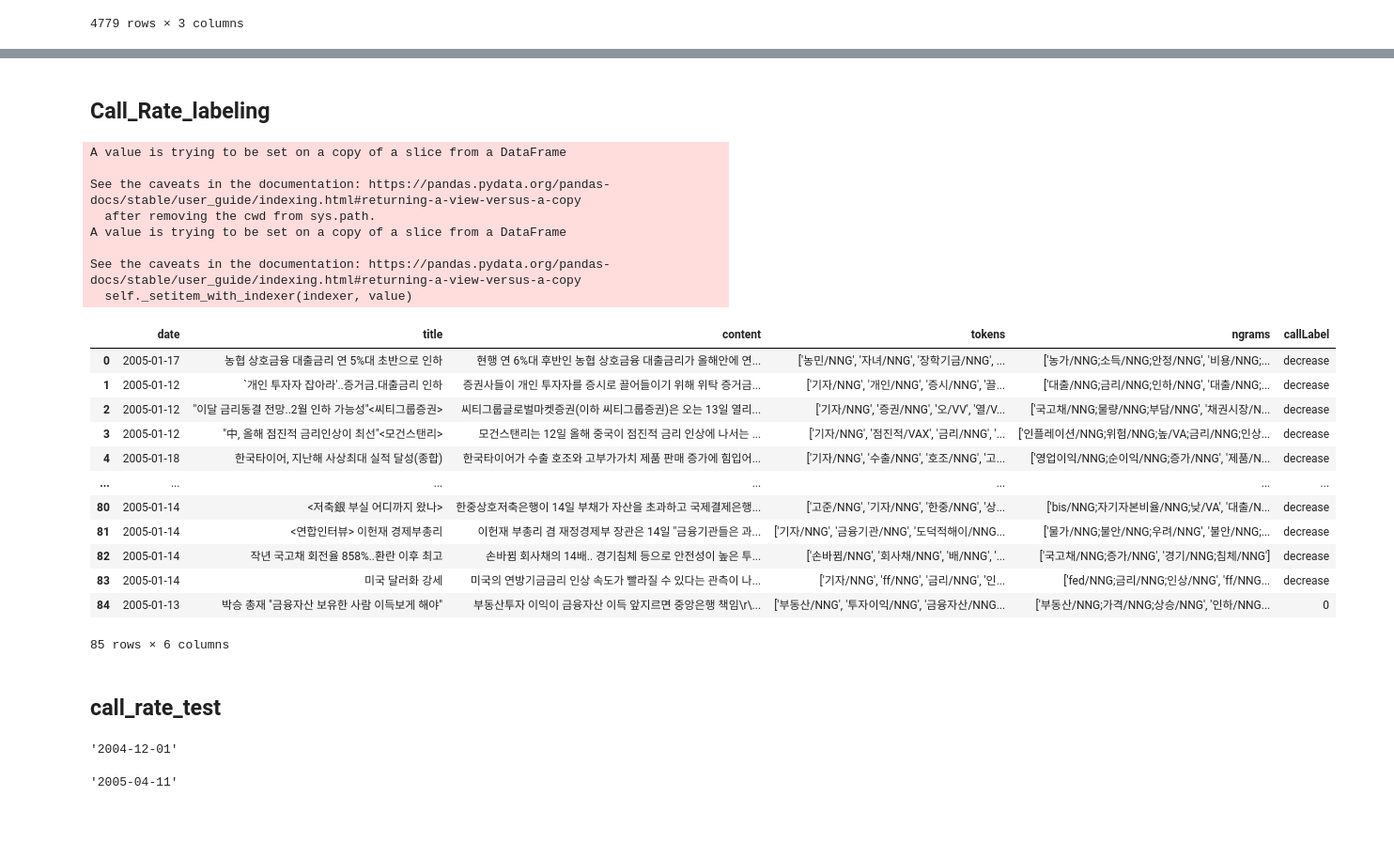
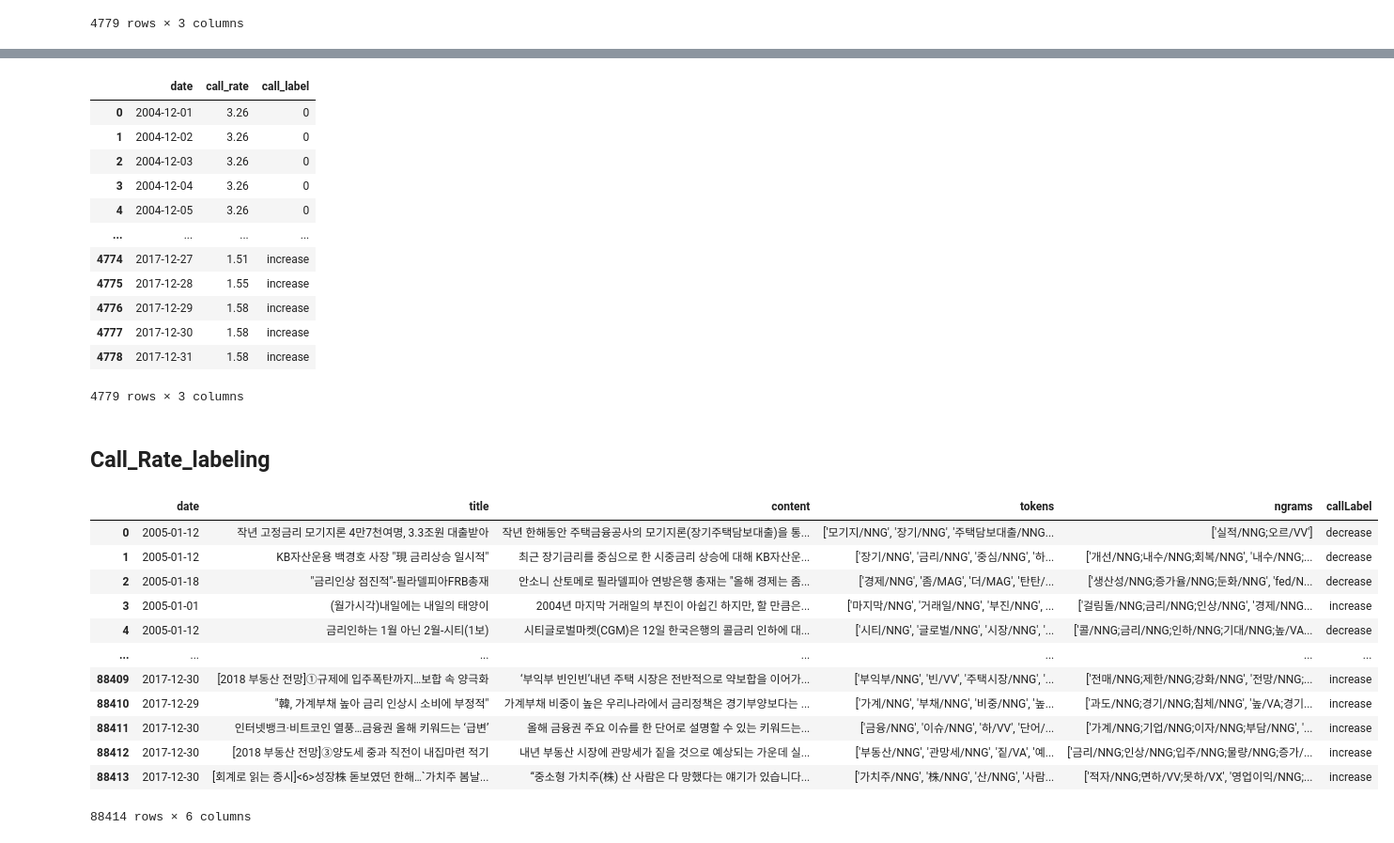
Before and after one commit to HyeonminNam/BOK4, a Jupyter notebook: pre_processing_code/article_pre_processing.ipynb, the cells around one changed output, grey strips where cells are left out. Shown: that part at 94% size. Cells and saved outputs as stored; diff of their text form; code cells hidden in the pictures; blank space fills up the shorter version.

Commit message:
call rate labeling 붙이는 코드 수정

```diff
--- a/pre_processing_code/article_pre_processing.ipynb
+++ b/pre_processing_code/article_pre_processing.ipynb
@@ -370,34 +352,42 @@ See the caveats in the documentation: https://pandas.pydata.org/pandas-docs/stab
 # %%
 mk_call_rate.to_csv('mk_call_rate_label.csv', index=False)
+# %%
+mk_call_rate = pd.read_csv('mk_call_rate_label.csv')
+# %%
+mk_call_rate
+# %% [output]
+|  | date | call_rate | call_label |
+| 0 | 2004-12-01 | 3.26 | 0 |
+| 1 | 2004-12-02 | 3.26 | 0 |
+| 2 | 2004-12-03 | 3.26 | 0 |
+| 3 | 2004-12-04 | 3.26 | 0 |
+| 4 | 2004-12-05 | 3.26 | 0 |
+| ... | ... | ... | ... |
+| 4774 | 2017-12-27 | 1.51 | increase |
+| 4775 | 2017-12-28 | 1.55 | increase |
+| 4776 | 2017-12-29 | 1.58 | increase |
+| 4777 | 2017-12-30 | 1.58 | increase |
+| 4778 | 2017-12-31 | 1.58 | increase |
+4779 rows × 3 columns
 # %% [markdown]
 ## **Call_Rate_labeling**
 # %%
-for i in range(len(df_yonhap_test)):
-    for j in range(len(mk_call_rate)):
-        if df_yonhap_test['date'][i] == mk_call_rate['date'][j]:
-            df_yonhap_test['callLabel'][i] = mk_call_rate['call_label'][j]
+for j in range(len(mk_call_rate)):
+    df_eday_test.loc[df_eday_test['date'] == mk_call_rate['date'][j], "callLabel"] = mk_call_rate['call_label'][j]
 
-df_yonhap_test
+df_eday_test
 # %% [output]
+|  | date | title | content | tokens | ngrams | callLabel |
+| 0 | 2005-01-12 | 작년 고정금리 모기지론 4만7천여명, 3.3조원 대출받아 | 작년 한해동안 주택금융공사의 모기지론(장기주택담보대출)을 통... | ['모기지/NNG', '장기/NNG', '주택담보대출/NNG... | ['실적/NNG;오르/VV'] | decrease |
+| 1 | 2005-01-12 | KB자산운용 백경호 사장 "現 금리상승 일시적" | 최근 장기금리를 중심으로 한 시중금리 상승에 대해 KB자산운... | ['장기/NNG', '금리/NNG', '중심/NNG', '하... | ['개선/NNG;내수/NNG;회복/NNG', '내수/NNG;... | decrease |
+| 2 | 2005-01-18 | "금리인상 점진적"-필라델피아FRB총재 | 안소니 산토메로 필라델피아 연방은행 총재는 "올해 경제는 좀... | ['경제/NNG', '좀/MAG', '더/MAG', '탄탄/... | ['생산성/NNG;증가율/NNG;둔화/NNG', 'fed/N... | decrease |
+| 3 | 2005-01-01 | (월가시각)내일에는 내일의 태양이 | 2004년 마지막 거래일의 부진이 아쉽긴 하지만, 할 만큼은... | ['마지막/NNG', '거래일/NNG', '부진/NNG', ... | ['걸림돌/NNG;금리/NNG;인상/NNG', '경제/NNG... | increase |
+| 4 | 2005-01-12 | 금리인하는 1월 아닌 2월-시티(1보) | 시티글로벌마켓(CGM)은 12일 한국은행의 콜금리 인하에 대... | ['시티/NNG', '글로벌/NNG', '시장/NNG', '... | ['콜/NNG;금리/NNG;인하/NNG;기대/NNG;높/VA... | decrease |
+| ... | ... | ... | ... | ... | ... | ... |
+| 88409 | 2017-12-30 | [2018 부동산 전망]①규제에 입주폭탄까지…보합 속 양극화 | ‘부익부 빈인빈’내년 주택 시장은 전반적으로 약보합을 이어가... | ['부익부/NNG', '빈/VV', '주택시장/NNG', '... | ['전매/NNG;제한/NNG;강화/NNG', '전망/NNG;... | increase |
+| 88410 | 2017-12-29 | "韓, 가계부채 높아 금리 인상시 소비에 부정적" | 가계부채 비중이 높은 우리나라에서 금리정책은 경기부양보다는 ... | ['가계/NNG', '부채/NNG', '비중/NNG', '높... | ['과도/NNG;경기/NNG;침체/NNG', '높/VA;경기... | increase |
+| 88411 | 2017-12-30 | 인터넷뱅크·비트코인 열풍…금융권 올해 키워드는 ‘급변’ | 올해 금융권 주요 이슈를 한 단어로 설명할 수 있는 키워드는... | ['금융/NNG', '이슈/NNG', '하/VV', '단어/... | ['가계/NNG;기업/NNG;이자/NNG;부담/NNG', '... | increase |
+| 88412 | 2017-12-30 | [2018 부동산 전망]③양도세 중과 직전이 내집마련 적기 | 내년 부동산 시장에 관망세가 짙을 것으로 예상되는 가운데 실... | ['부동산/NNG', '관망세/NNG', '짙/VA', '예... | ['금리/NNG;인상/NNG;입주/NNG;물량/NNG;증가/... | increase |
+| 88413 | 2017-12-30 | [회계로 읽는 증시]<6>성장株 돋보였던 한해…`가치주 봄날... | “중소형 가치주(株) 산 사람은 다 망했다는 얘기가 있습니다... | ['가치주/NNG', '株/NNG', '산/NNG', '사람... | ['적자/NNG;면하/VV;못하/VX', '영업이익/NNG;... | increase |
-A value is trying to be set on a copy of a slice from a DataFrame
-
-See the caveats in the documentation: https://pandas.pydata.org/pandas-docs/stable/user_guide/indexing.html#returning-a-view-versus-a-copy
-  after removing the cwd from sys.path.
-A value is trying to be set on a copy of a slice from a DataFrame
-
-See the caveats in the documentation: https://pandas.pydata.org/pandas-docs/stable/user_guide/indexing.html#returning-a-view-versus-a-copy
-  self._setitem_with_indexer(indexer, value)
+88414 rows × 6 columns
-|  | date | title | content | tokens | ngrams | callLabel |
-| 0 | 2005-01-17 | 농협 상호금융 대출금리 연 5%대 초반으로 인하 | 현행 연 6%대 후반인 농협 상호금융 대출금리가 올해안에 연... | ['농민/NNG', '자녀/NNG', '장학기금/NNG', ... | ['농가/NNG;소득/NNG;안정/NNG', '비용/NNG;... | decrease |
-| 1 | 2005-01-12 | `개인 투자자 잡아라'..증거금.대출금리 인하 | 증권사들이 개인 투자자를 증시로 끌어들이기 위해 위탁 증거금... | ['기자/NNG', '개인/NNG', '증시/NNG', '끌... | ['대출/NNG;금리/NNG;인하/NNG', '대출/NNG;... | decrease |
-| 2 | 2005-01-12 | "이달 금리동결 전망..2월 인하 가능성"<씨티그룹증권> | 씨티그룹글로벌마켓증권(이하 씨티그룹증권)은 오는 13일 열리... | ['기자/NNG', '증권/NNG', '오/VV', '열/V... | ['국고채/NNG;물량/NNG;부담/NNG', '채권시장/N... | decrease |
-| 3 | 2005-01-12 | "中, 올해 점진적 금리인상이 최선"<모건스탠리> | 모건스탠리는 12일 올해 중국이 점진적 금리 인상에 나서는 ... | ['기자/NNG', '점진적/VAX', '금리/NNG', '... | ['인플레이션/NNG;위험/NNG;높/VA;금리/NNG;인상... | decrease |
-| 4 | 2005-01-18 | 한국타이어, 지난해 사상최대 실적 달성(종합) | 한국타이어가 수출 호조와 고부가가치 제품 판매 증가에 힘입어... | ['기자/NNG', '수출/NNG', '호조/NNG', '고... | ['영업이익/NNG;순이익/NNG;증가/NNG', '제품/N... | decrease |
-| ... | ... | ... | ... | ... | ... | ... |
-| 80 | 2005-01-14 | <저축銀 부실 어디까지 왔나> | 한중상호저축은행이 14일 부채가 자산을 초과하고 국제결제은행... | ['고준/NNG', '기자/NNG', '한중/NNG', '상... | ['bis/NNG;자기자본비율/NNG;낮/VA', '대출/N... | decrease |
-| 81 | 2005-01-14 | <연합인터뷰> 이헌재 경제부총리 | 이헌재 부총리 겸 재정경제부 장관은 14일 "금융기관들은 과... | ['기자/NNG', '금융기관/NNG', '도덕적해이/NNG... | ['물가/NNG;불안/NNG;우려/NNG', '불안/NNG;... | decrease |
-| 82 | 2005-01-14 | 작년 국고채 회전율 858%..환란 이후 최고 | 손바뀜 회사채의 14배.. 경기침체 등으로 안전성이 높은 투... | ['손바뀜/NNG', '회사채/NNG', '배/NNG', '... | ['국고채/NNG;증가/NNG', '경기/NNG;침체/NNG'] | decrease |
-| 83 | 2005-01-14 | 미국 달러화 강세 | 미국의 연방기금금리 인상 속도가 빨라질 수 있다는 관측이 나... | ['기자/NNG', 'ff/NNG', '금리/NNG', '인... | ['fed/NNG;금리/NNG;인상/NNG', 'ff/NNG... | decrease |
-| 84 | 2005-01-13 | 박승 총재 "금융자산 보유한 사람 이득보게 해야" | 부동산투자 이익이 금융자산 이득 앞지르면 중앙은행 책임\r\... | ['부동산/NNG', '투자이익/NNG', '금융자산/NNG... | ['부동산/NNG;가격/NNG;상승/NNG', '인하/NNG... | 0 |
-85 rows × 6 columns
 # %%
@@ -405,10 +394,0 @@ df_yonhap_test.to_csv('df_yonhap_test_rate_label.csv', index=False)
-# %% [markdown]
-## **call_rate_test**
-# %%
-call_rate['date'][3883]
-# %% [output]
-'2004-12-01'
-# %%
-df_call['date'][100]
-# %% [output]
-'2005-04-11'
```
Also changed, not shown: parts of 11 cells of this notebook.
